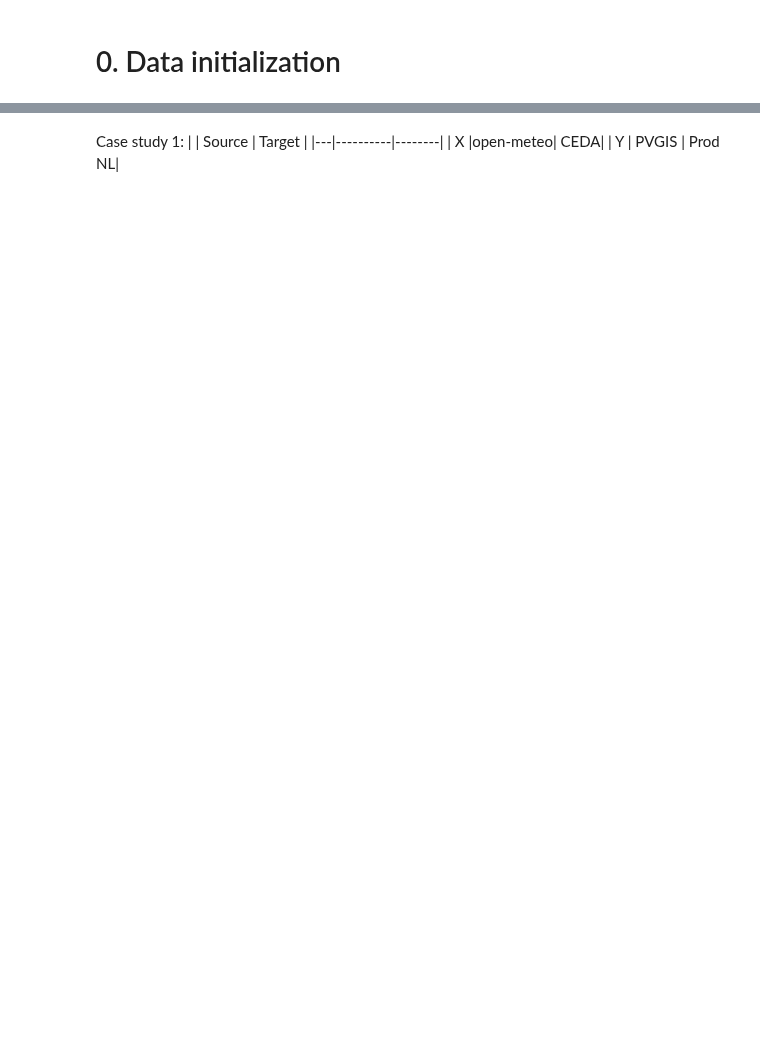
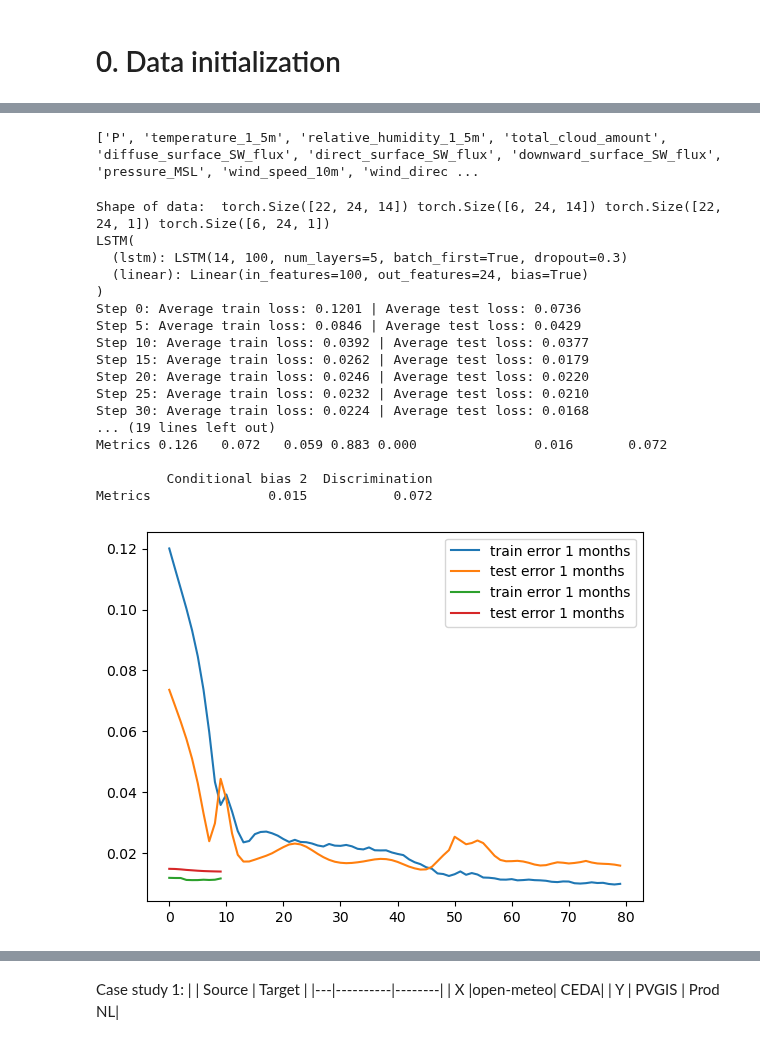
Before and after one commit to RobbeVDE/SolNet-2, a Jupyter notebook: main.ipynb, the cells around one changed output, grey strips where cells are left out. Drawn from its saved outputs; the diff is of its cells as text; code cells hidden in the pictures; blank space fills up the shorter version.

```diff
--- a/main.ipynb
+++ b/main.ipynb
@@ -13,10 +14,12 @@ num_layers = 4
 dropout = 0.3
 device = torch.device("cuda" if torch.cuda.is_available() else "cpu")
 # %%
-month_data = True #1 month of data for testing new code
+month_data = False #1 month of data for testing new code
+
 month_range = pd.date_range("2018-08-01", "2018-08-31 23:00", freq='h', tz="UTC")
-target_month = pd.date_range("2019-08-01", "2019-08-31 23:00", freq='h', tz="UTC")
-eval_month = pd.date_range("2020-08-01", "2020-08-31 23:00", tz="UTC", freq='h')
+source_range = pd.date_range("2016-05-01","2019-12-31 23:00", freq='h', tz="UTC")
+target_month = pd.date_range("2020-08-01", "2020-08-31 23:00", freq='h', tz="UTC")
+eval_month = pd.date_range("2021-07-01", "2021-07-31 23:00", tz="UTC", freq='h')
 # %% [markdown]
 # 0. Data initialization
 # %%
@@ -96,0 +135,21 @@ Name: wind_direction_10m, Length: 38016, dtype: float32
+# %%
+from Data.Featurisation import Featurisation
+
+source_pvgis = data_slicer(pvgis, source_range)
+source_CEDA = data_slicer(CEDA, source_range)
+
+
+data = pd.merge(source_pvgis, source_CEDA, left_index=True, right_index=True)
+
+data = [data] # Put it in a list to work with featurisation object
+
+#2. Featurise data & ready for training & testing 7
+data = Featurisation(data)
+data.data = data.cyclic_features()
+data.data = data.add_shift('P')
+
+
+source_dataset = data.data[0]
+if month_data:
+    source_dataset = source_dataset[source_dataset.index.isin(month_range)]
+print(source_dataset)
@@ -96,0 +174,27 @@ Name: wind_direction_10m, Length: 38016, dtype: float32
+# %%
+tuning_method = 'freeze'
+features = list(source_dataset.columns)
+print(features)
+# %% [output]
+['P', 'temperature_1_5m', 'relative_humidity_1_5m', 'total_cloud_amount', 'diffuse_surface_SW_flux', 'direct_surface_SW_flux', 'downward_surface_SW_flux', 'pressure_MSL', 'wind_speed_10m', 'wind_direc ...
+# %%
+source_state_dict, target_state_dict, y_truth, y_forecast = forecast_maker(source_dataset, target_dataset, tuning_method, features, eval_dataset)
+# %% [output]
+Shape of data:  torch.Size([22, 24, 14]) torch.Size([6, 24, 14]) torch.Size([22, 24, 1]) torch.Size([6, 24, 1])
+LSTM(
+  (lstm): LSTM(14, 100, num_layers=5, batch_first=True, dropout=0.3)
+  (linear): Linear(in_features=100, out_features=24, bias=True)
+)
+Step 0: Average train loss: 0.1201 | Average test loss: 0.0736
+Step 5: Average train loss: 0.0846 | Average test loss: 0.0429
+Step 10: Average train loss: 0.0392 | Average test loss: 0.0377
+Step 15: Average train loss: 0.0262 | Average test loss: 0.0179
+Step 20: Average train loss: 0.0246 | Average test loss: 0.0220
+Step 25: Average train loss: 0.0232 | Average test loss: 0.0210
+Step 30: Average train loss: 0.0224 | Average test loss: 0.0168
+... (19 lines left out)
+Metrics 0.126   0.072   0.059 0.883 0.000               0.016       0.072
+
+         Conditional bias 2  Discrimination
+Metrics               0.015           0.072
+[figure, added]
```
Also changed, not shown: parts of 21 cells of this notebook, 22 other files.
